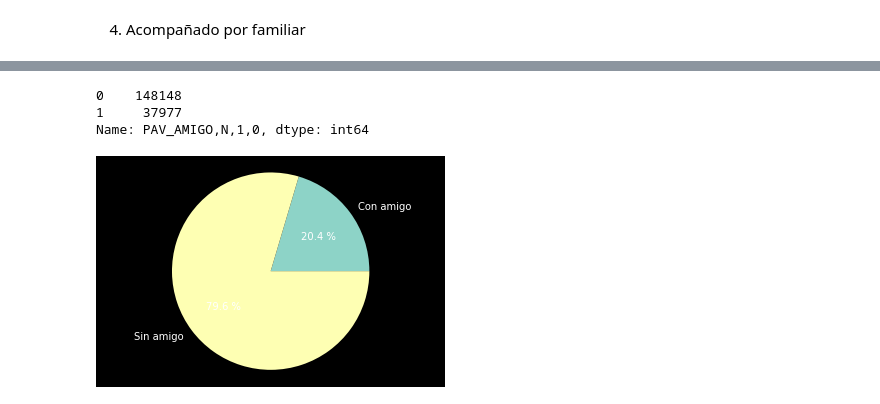
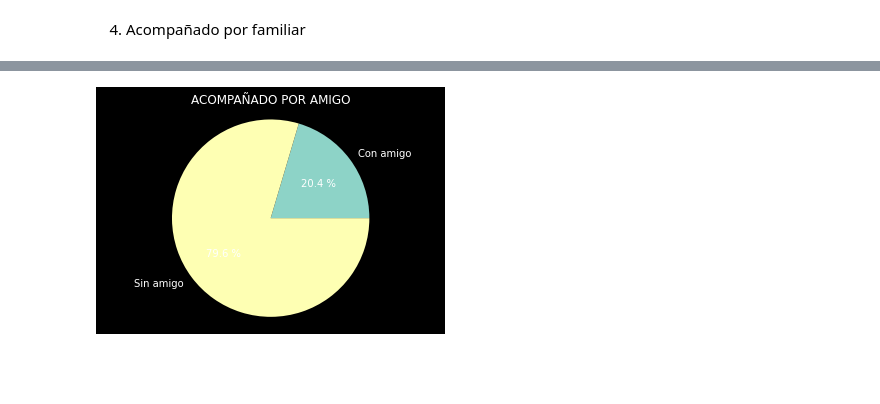
Before and after one commit to BrandonIslas/Proyecto1_Mineria_Datos, a Jupyter notebook: Reporte_Limpieza.ipynb, the cells around one changed output, grey strips where cells are left out. Drawn from its saved outputs; the diff is of its cells as text; code cells hidden in the pictures; blank space fills up the shorter version.

```diff
--- a/Reporte_Limpieza.ipynb
+++ b/Reporte_Limpieza.ipynb
@@ -222,14 +227,10 @@ plt.style.use('dark_background')
-# %%
-dataframe_seleccion['PAV_AMIGO,N,1,0'].value_counts()
-# %% [output]
-0    148148
-1     37977
-Name: PAV_AMIGO,N,1,0, dtype: int64
 # %%
 cantidad = [37977, 148148]
 acompa_amigo = ["Con amigo","Sin amigo"]
-plt.pie(cantidad, labels=acompa_amigo, autopct="%0.1f %%")
+plt.pie(cantidad, labels=acompa_amigo, autopct="%0.1f %%", )
+plt.style.use('dark_background')
+plt.title("ACOMPAÑADO POR AMIGO")
 plt.axis("equal")
 plt.show()
 # %% [output]
-[figure, old version]
+[figure, new version]
```
Also changed, not shown: parts of 34 cells of this notebook, 1 other file.
